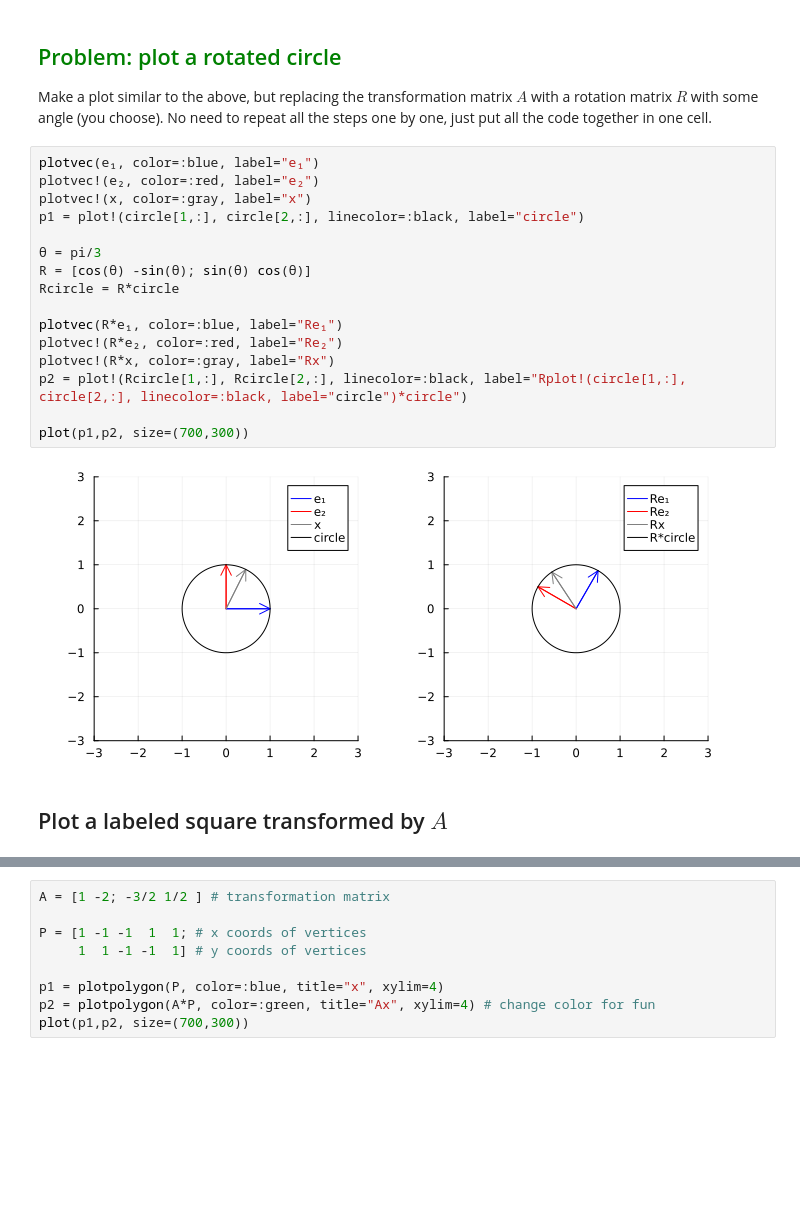
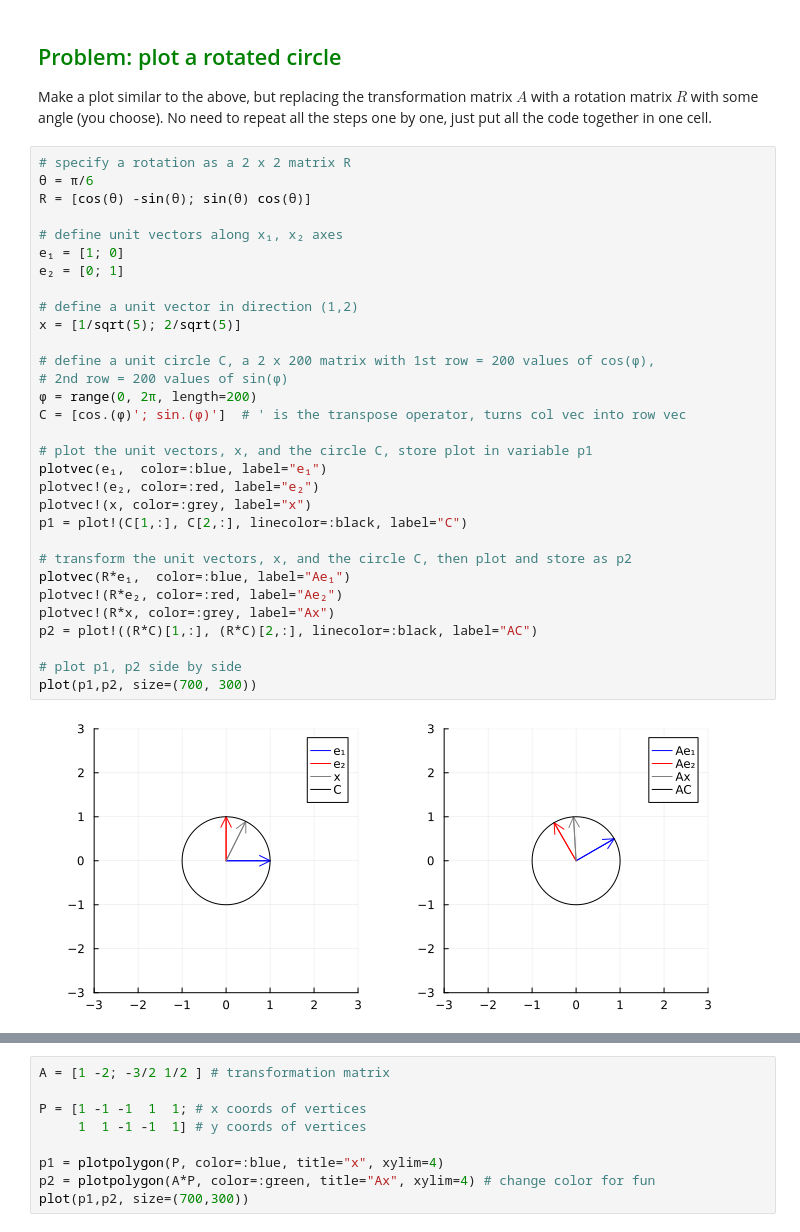
Before and after one commit to johnfgibson/tech411, a Jupyter notebook: 04-transform-plane-julia/transformations-of-the-plane.ipynb, the cells around one changed output, grey strips where cells are left out. Cells and saved outputs as stored; diff of their text form; blank space fills up the shorter version.

```diff
--- a/04-transform-plane-julia/transformations-of-the-plane.ipynb
+++ b/04-transform-plane-julia/transformations-of-the-plane.ipynb
@@ -310,23 +282,36 @@ plot(p3,p4, size=(600,300))
 Make a plot similar to the above, but replacing the transformation matrix $A$
 with a rotation matrix $R$ with some angle (you choose). No need to repeat all
 the steps one by one, just put all the code together in one cell.
-# %%
-plotvec(e₁, color=:blue, label="e₁")
-plotvec!(e₂, color=:red, label="e₂")
-plotvec!(x, color=:gray, label="x")
-p1 = plot!(circle[1,:], circle[2,:], linecolor=:black, label="circle")
-
-θ = pi/3
-R = [cos(θ) -sin(θ); sin(θ) cos(θ)]
-Rcircle = R*circle
-
-plotvec(R*e₁, color=:blue, label="Re₁")
-plotvec!(R*e₂, color=:red, label="Re₂")
-plotvec!(R*x, color=:gray, label="Rx")
-p2 = plot!(Rcircle[1,:], Rcircle[2,:], linecolor=:black, label="Rplot!(circle[1,:], circle[2,:], linecolor=:black, label="circle")*circle")
-
-plot(p1,p2, size=(700,300))
-# %% [output]
-[figure, removed]
-# %% [markdown]
-## Plot a labeled square transformed by $A$
+# %%
+# specify a rotation as a 2 x 2 matrix R
+θ = π/6
+R = [cos(θ) -sin(θ); sin(θ) cos(θ)]
+
+# define unit vectors along x₁, x₂ axes
+e₁ = [1; 0]
+e₂ = [0; 1]
+
+# define a unit vector in direction (1,2)
+x = [1/sqrt(5); 2/sqrt(5)]
+
+# define a unit circle C, a 2 x 200 matrix with 1st row = 200 values of cos(ϕ),
+# 2nd row = 200 values of sin(ϕ)
+ϕ = range(0, 2π, length=200)
+C = [cos.(ϕ)'; sin.(ϕ)']  # ' is the transpose operator, turns col vec into row vec
+
+# plot the unit vectors, x, and the circle C, store plot in variable p1
+plotvec(e₁,  color=:blue, label="e₁")
+plotvec!(e₂, color=:red, label="e₂")
+plotvec!(x, color=:grey, label="x")
+p1 = plot!(C[1,:], C[2,:], linecolor=:black, label="C")
+
+# transform the unit vectors, x, and the circle C, then plot and store as p2
+plotvec(R*e₁,  color=:blue, label="Ae₁")
+plotvec!(R*e₂, color=:red, label="Ae₂")
+plotvec!(R*x, color=:grey, label="Ax")
+p2 = plot!((R*C)[1,:], (R*C)[2,:], linecolor=:black, label="AC")
+
+# plot p1, p2 side by side
+plot(p1,p2, size=(700, 300))
+# %% [output]
+[figure, added]
```
Also changed, not shown: parts of 26 cells of this notebook.
